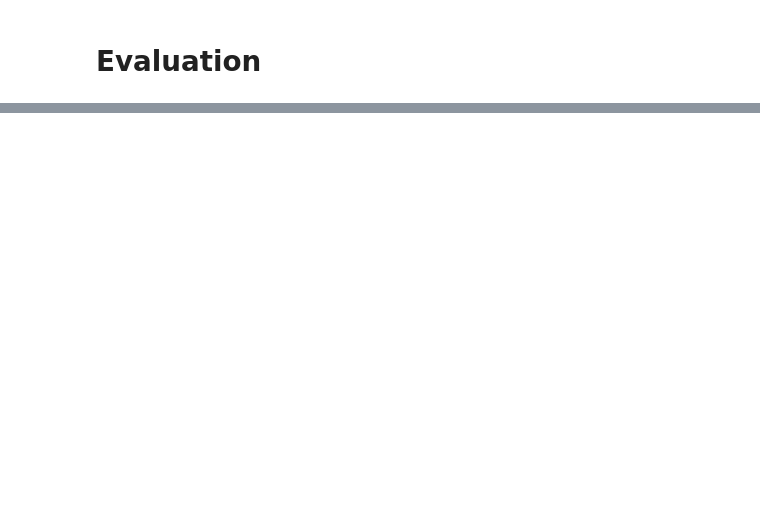
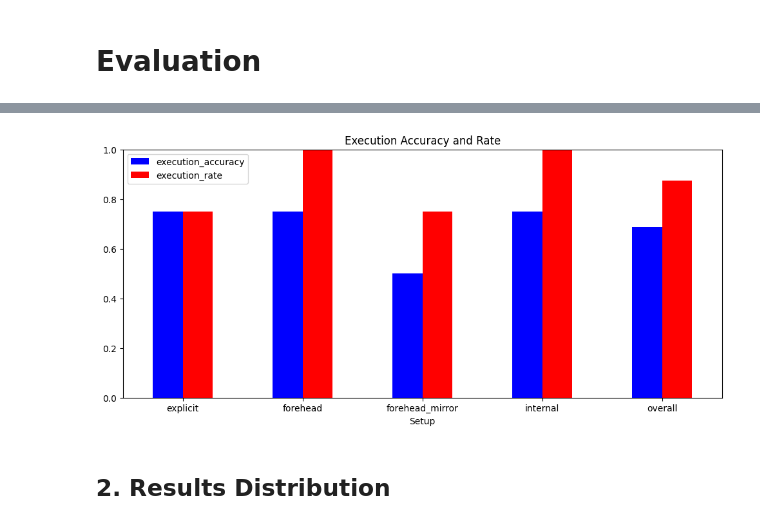
Before and after one commit to RutaTang/ToM-LM, a Jupyter notebook: main.ipynb, the cells around one changed output, grey strips where cells are left out. Saved outputs shown, nothing was run; the diff lists cells and outputs as text; code cells hidden in the pictures; blank space fills up the shorter version.

```diff
--- a/main.ipynb
+++ b/main.ipynb
@@ -322,0 +350,17 @@ metrics(samples)
+# %%
+def plot_execution_acc_and_rate(df: pd.DataFrame):
+    df = execution_metrics(df)
+    fig, ax = plt.subplots(figsize=(12, 5))
+    df.plot(use_index=True, y=list(df.columns), kind='bar', ax=ax, color=['blue', 'red'])
+    ax.set_ylim(0, 1)
+    plt.xticks(rotation=0)
+    plt.title("Execution Accuracy and Rate")
+    plt.xlabel("Setup")
+    plt.show()
+
+
+plot_execution_acc_and_rate(samples)
+# %% [output]
+[figure, added]
+# %% [markdown]
+## 2. Results Distribution
```
Also changed, not shown: parts of 22 cells of this notebook, 10 other files.
